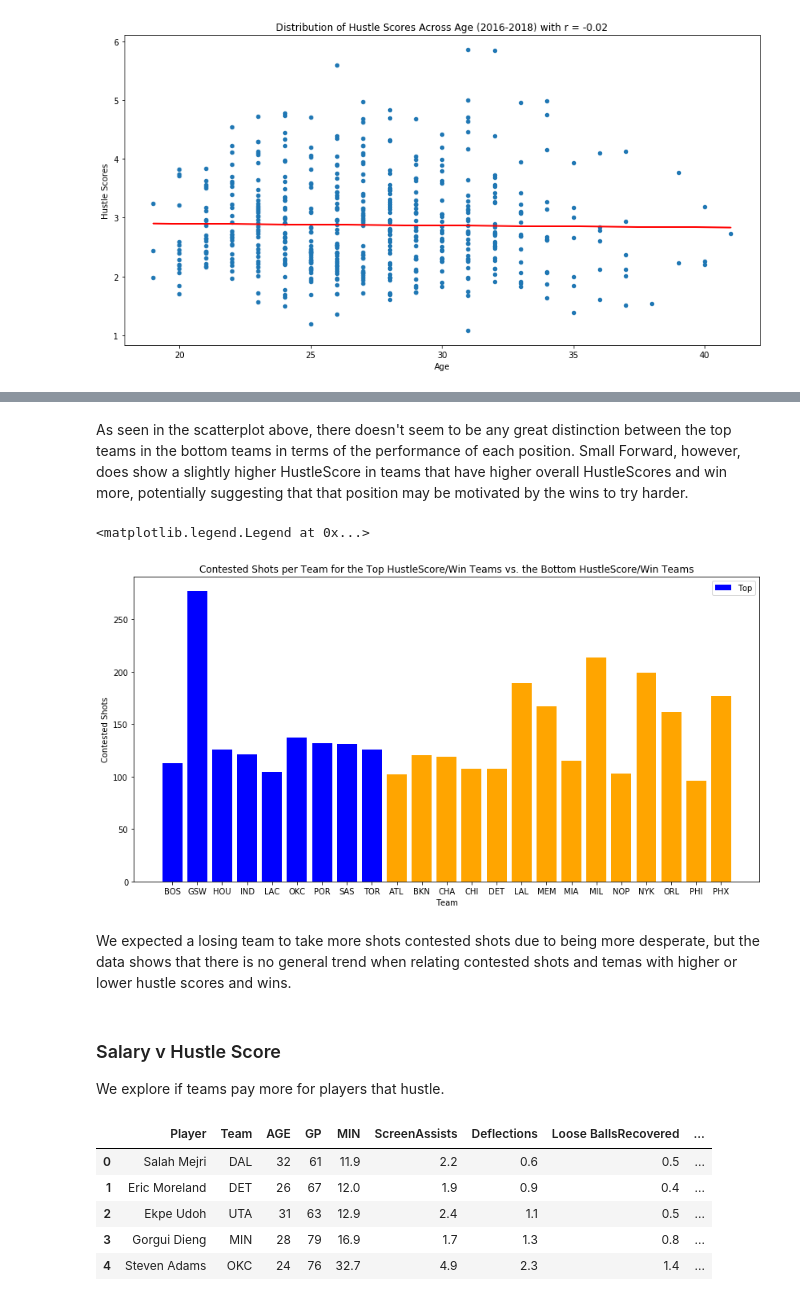
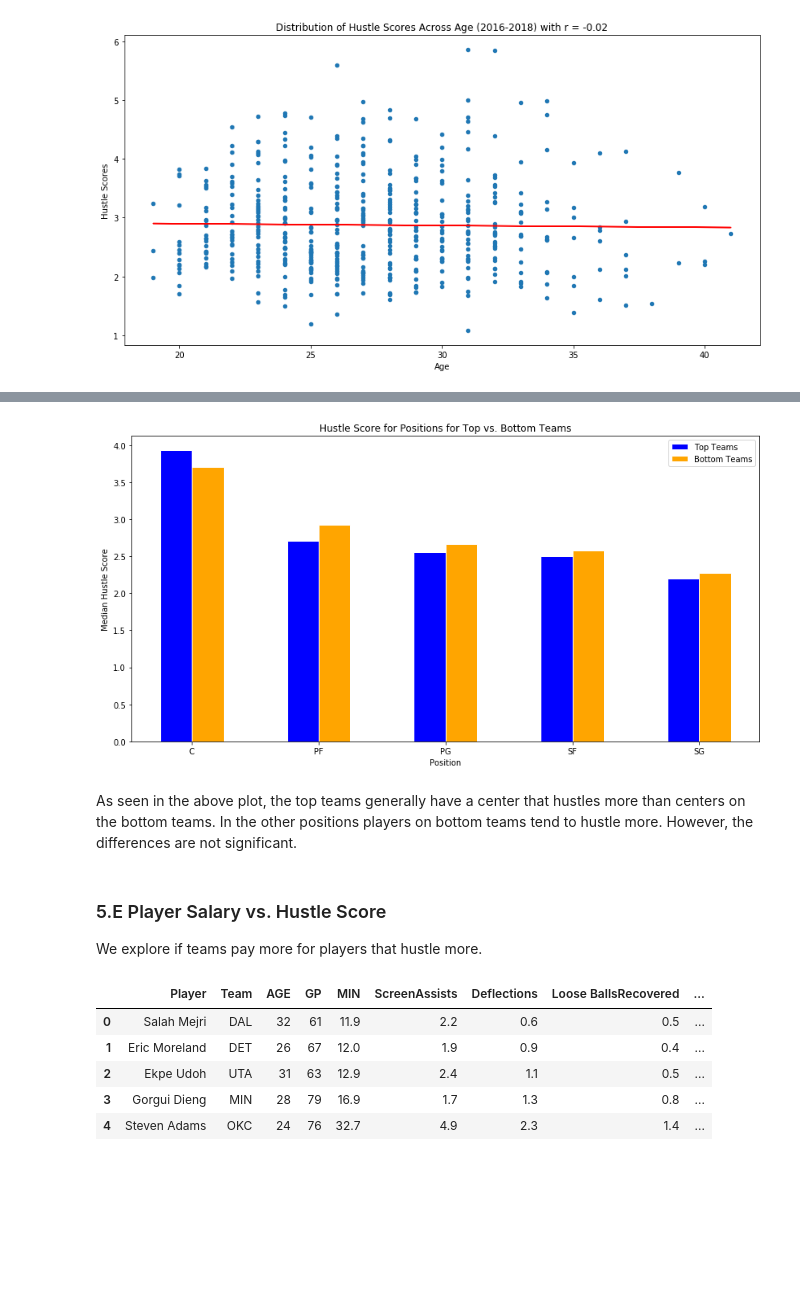
Before and after one commit to yairfax/CMSC320-final-project, a Jupyter notebook: Final Project-test.ipynb, the cells around one changed output, grey strips where cells are left out. Cells and saved outputs as stored; diff of their text form; code cells hidden in the pictures; blank space fills up the shorter version.

```diff
--- a/Final Project-test.ipynb
+++ b/Final Project-test.ipynb
@@ -507,7 +506,4 @@ We think that there might be a difference in hustle score between bottom and top
 # %%
-# Define a top team as having more than or equal to the median wins
-# and more than or equal to the median HustleScore
-topTeams = teamTable[teamTable['Wins'] >= 48]
-topTeams = topTeams.rename(index=str, columns={'HustleScore': 'TeamHustleScore'})
-topTeams = topTeams[topTeams['TeamHustleScore'] >= topTeams['TeamHustleScore'].median()]
-topTeams.head()
+# Define a top team as having more than or equal to 48 wins
+topTeams = teamWinsTable[teamWinsTable['Wins'] >= 48]
+bottomTeams = teamWinsTable[teamWinsTable['Wins'] < 48]
@@ -521,6 +509,0 @@ topTeams.head()
-# %%
-# Define a bottom team as having less than the median wins and less than the median HustleScore
-bottomTeams = teamTable[teamTable['Wins'] < 48]
-bottomTeams = bottomTeams.rename(index=str, columns={'HustleScore': 'TeamHustleScore'})
-bottomTeams = bottomTeams[bottomTeams['TeamHustleScore'] < bottomTeams['TeamHustleScore'].median()]
-bottomTeams.head()
@@ -555,30 +513,35 @@ Text(0, 0.5, 'HustleScore')
-# %% [markdown]
-As seen in the scatterplot above, there doesn't seem to be any great distinction between the top teams in the bottom teams in terms of the performance of each position. Small Forward, however, does show a slightly higher HustleScore in teams that have higher overall HustleScores and win more, potentially suggesting that that position may be motivated by the wins to try harder.
-# %%
-topContestedSums = topTeamsPlayers[['Team','ContestedShots']]
-topContestedSums = topContestedSums.groupby(['Team']).sum()
-topContestedSums['Standing'] = 'b'
-
-bottomContestedSums = bottomTeamsPlayers[['Team', 'ContestedShots']]
-bottomContestedSums = bottomContestedSums.groupby(['Team']).sum()
-bottomContestedSums['Standing'] = 'orange'
-
-contestedSums = topContestedSums.append(bottomContestedSums)
-plt.bar(contestedSums.index, contestedSums['ContestedShots'], color=contestedSums.Standing)
-
-plt.title('Contested Shots per Team for the Top HustleScore/Win Teams vs. the Bottom HustleScore/Win Teams')
-plt.xlabel('Team')
-plt.ylabel('Contested Shots')
-#todo broken legend
-plt.gca().legend(('Top', 'Bottom'))
-# %% [output]
-<matplotlib.legend.Legend at 0x...>
-[figure, removed]
-# %% [markdown]
-We expected a losing team to take more shots contested shots due to being more desperate, but the data shows that there is no general trend when relating contested shots and temas with higher or lower hustle scores and wins.
+# %%
+# set width of bar
+barWidth = 0.25
+
+# set height of bar
+bars1 = topTeamsPlayers.groupby(['Pos']).median()['HustleScore']
+bars2 = bottomTeamsPlayers.groupby(['Pos']).median()['HustleScore']
+
+# Set position of bar on X axis
+r1 = np.arange(len(bars1))
+r2 = [x + barWidth for x in r1]
+
+# Make the plot
+plt.bar(r1, bars1, color='blue', width=barWidth, edgecolor='white', label='Top Teams')
+plt.bar(r2, bars2, color='orange', width=barWidth, edgecolor='white', label='Bottom Teams')
+
+# Add xticks on the middle of the group bars
+plt.xlabel('Position')
+plt.ylabel('Median Hustle Score')
+plt.xticks([r + barWidth/2 for r in range(len(bars1))], ['C', 'PF', 'PG', 'SF', 'SG'])
+plt.title("Hustle Score for Positions for Top vs. Bottom Teams")
+
+# Create legend & Show graphic
+plt.legend()
+plt.show()
+# %% [output]
+[figure, added]
+# %% [markdown]
+As seen in the above plot, the top teams generally have a center that hustles more than centers on the bottom teams. In the other positions players on bottom teams tend to hustle more. However, the differences are not significant.
 # %% [markdown]
-### Salary v Hustle Score
-We explore if teams pay more for players that hustle.
+### 5.E Player Salary vs. Hustle Score
+We explore if teams pay more for players that hustle more.
 # %%
 salaryHustle = pd.merge(hustleStats, salaryTable, on=['Player', 'year'], how='inner')
 salaryHustle.head()
```
Also changed, not shown: parts of 22 cells of this notebook.
